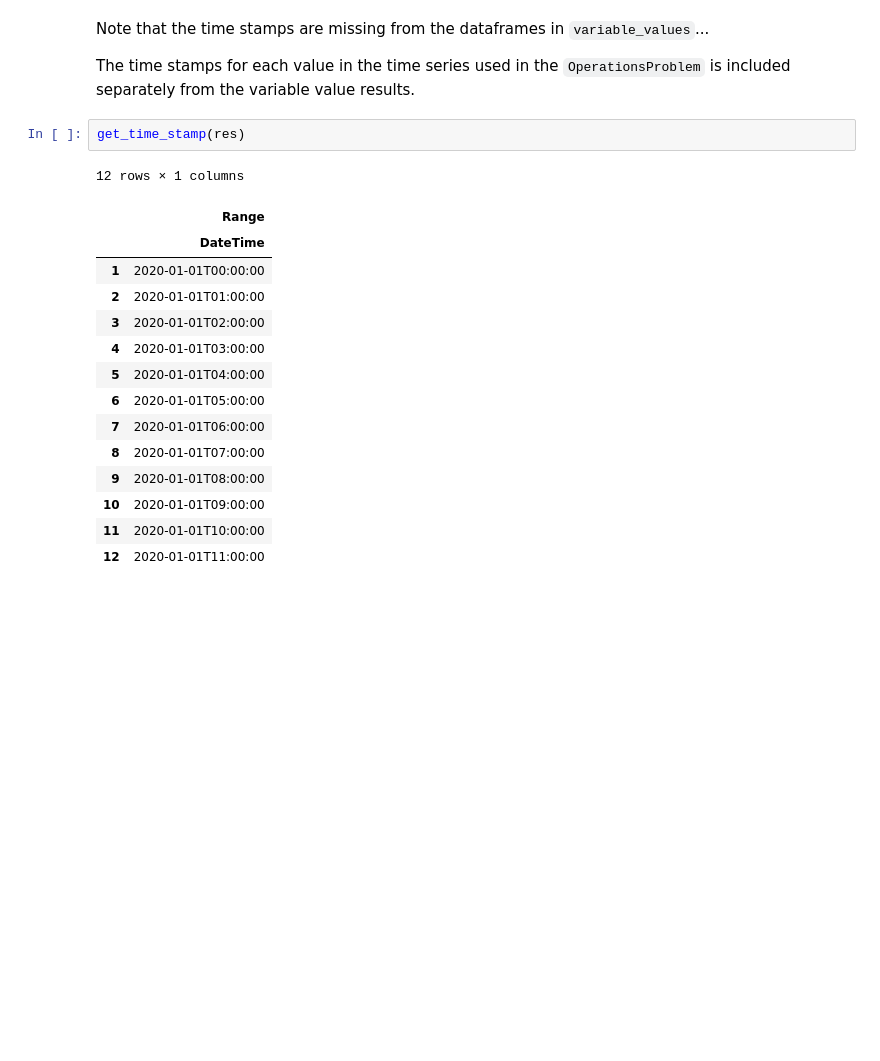
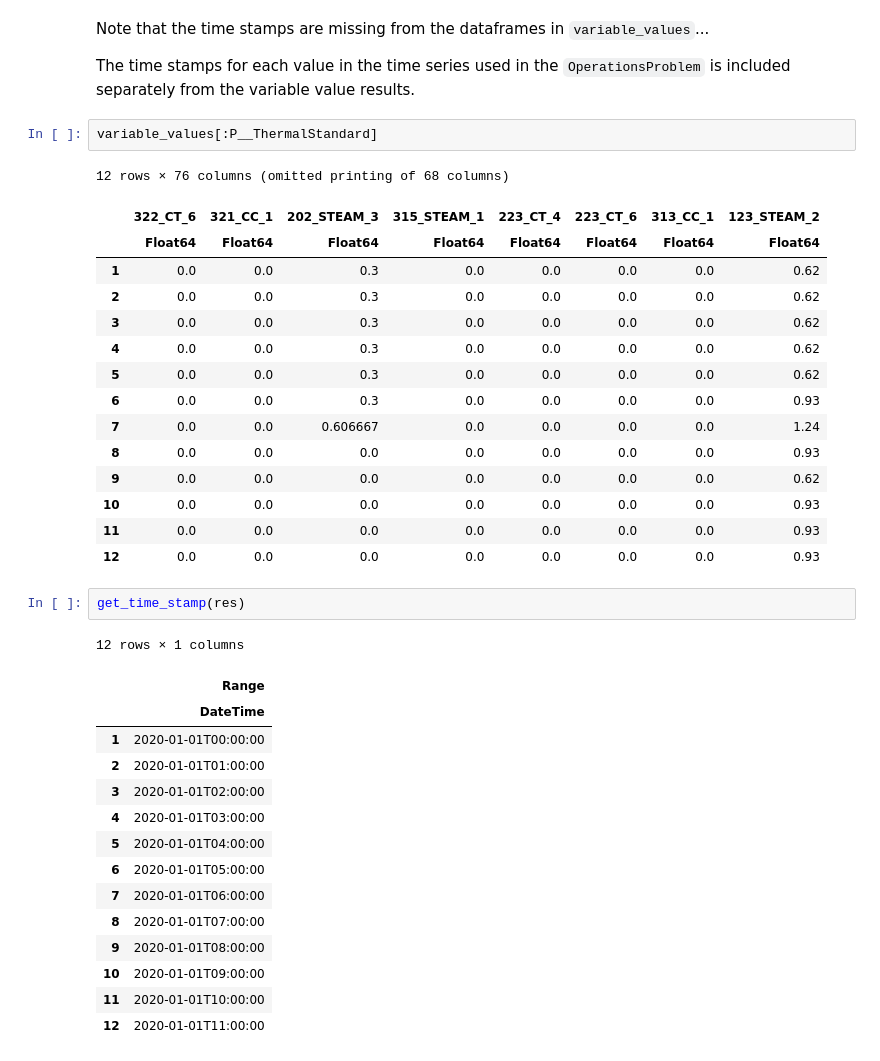
Before and after one commit to NREL-Sienna/OldExamples.jl, a Jupyter notebook: notebook/PowerSimulations_examples/1_operations_problems.ipynb, the cells around one changed output. Saved outputs shown, nothing was run; the diff lists cells and outputs as text; blank space fills up the shorter version.

```diff
--- a/notebook/PowerSimulations_examples/1_operations_problems.ipynb
+++ b/notebook/PowerSimulations_examples/1_operations_problems.ipynb
@@ -302,6 +381,24 @@ Note that the time stamps are missing from the dataframes in `variable_values`..
 
 The time stamps for each value in the time series used in the `OperationsProblem` is
 included separately from the variable value results.
+# %%
+variable_values[:P__ThermalStandard]
+# %% [output]
+12 rows × 76 columns (omitted printing of 68 columns)
+|  | 322_CT_6 | 321_CC_1 | 202_STEAM_3 | 315_STEAM_1 | 223_CT_4 | 223_CT_6 | 313_CC_1 | 123_STEAM_2 |
+|  | Float64 | Float64 | Float64 | Float64 | Float64 | Float64 | Float64 | Float64 |
+| 1 | 0.0 | 0.0 | 0.3 | 0.0 | 0.0 | 0.0 | 0.0 | 0.62 |
+| 2 | 0.0 | 0.0 | 0.3 | 0.0 | 0.0 | 0.0 | 0.0 | 0.62 |
+| 3 | 0.0 | 0.0 | 0.3 | 0.0 | 0.0 | 0.0 | 0.0 | 0.62 |
+| 4 | 0.0 | 0.0 | 0.3 | 0.0 | 0.0 | 0.0 | 0.0 | 0.62 |
+| 5 | 0.0 | 0.0 | 0.3 | 0.0 | 0.0 | 0.0 | 0.0 | 0.62 |
+| 6 | 0.0 | 0.0 | 0.3 | 0.0 | 0.0 | 0.0 | 0.0 | 0.93 |
+| 7 | 0.0 | 0.0 | 0.606667 | 0.0 | 0.0 | 0.0 | 0.0 | 1.24 |
+| 8 | 0.0 | 0.0 | 0.0 | 0.0 | 0.0 | 0.0 | 0.0 | 0.93 |
+| 9 | 0.0 | 0.0 | 0.0 | 0.0 | 0.0 | 0.0 | 0.0 | 0.62 |
+| 10 | 0.0 | 0.0 | 0.0 | 0.0 | 0.0 | 0.0 | 0.0 | 0.93 |
+| 11 | 0.0 | 0.0 | 0.0 | 0.0 | 0.0 | 0.0 | 0.0 | 0.93 |
+| 12 | 0.0 | 0.0 | 0.0 | 0.0 | 0.0 | 0.0 | 0.0 | 0.93 |
 # %%
 get_time_stamp(res)
 # %% [output]
```
Also changed, not shown: parts of 7 cells of this notebook, 12 other files.
